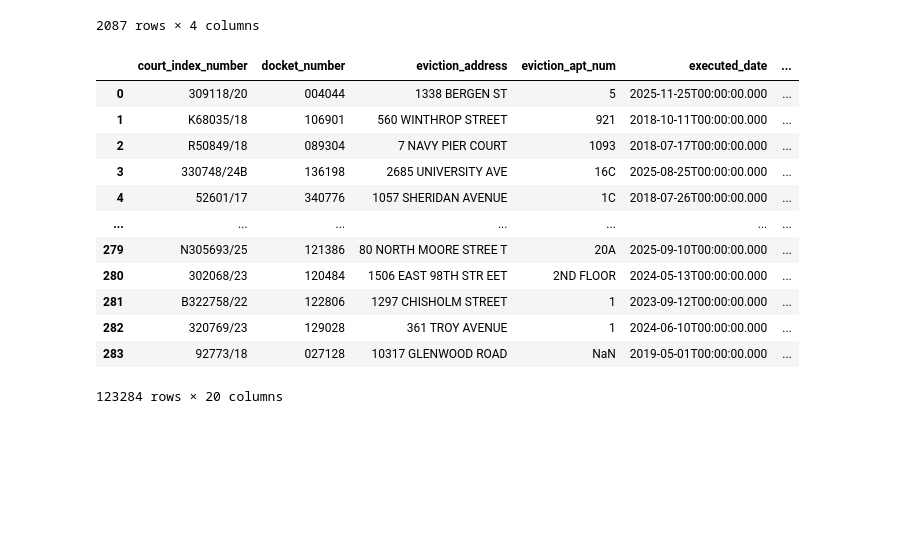
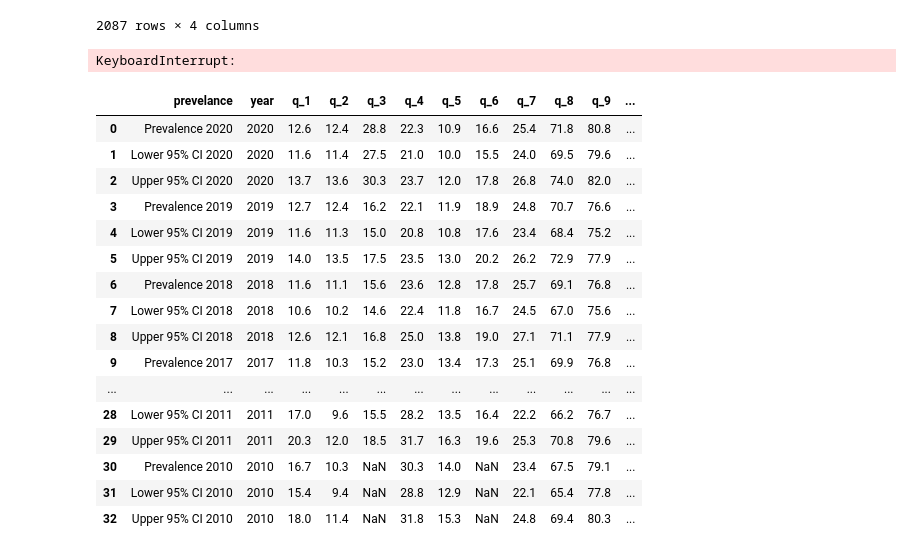
Before and after one commit to advanced-computing/bouncy-banana, a Jupyter notebook: Project.ipynb, the cells around one changed output. Cells and saved outputs as stored; diff of their text form; code cells hidden in the pictures; blank space fills up the shorter version.

Commit message:
added health data

```diff
--- a/Project.ipynb
+++ b/Project.ipynb
@@ -40,16 +40,16 @@ fred_initial_df
 | 2086 | 2026-02-14 | 2026-02-14 | 2026-02-07 | 24382 |
 2087 rows × 4 columns
 # %%
-# Continued unemployment data
+# Data for continued unemployment filings after the initial filing
 
 params = {
     "series_id": "NYCCLAIMS",
     "api_key": key,
     "file_type": "json",
-    "frequency": "w"
-    #observation_start: (when we want to change the start time)
+    "frequency": "w",
+    # observation_start: (when we want to change the start time)
 }
-fred_continued_response = requests.get(url, params = params)
+fred_continued_response = requests.get(url, params=params)
 fred_continued_data = fred_continued_response.json()
 # %%
 # Creating Continued Fred Dataframe
@@ -71,7 +71,7 @@ fred_continued_df
 | 2086 | 2026-02-14 | 2026-02-14 | 2026-01-31 | 215884.0 |
 2087 rows × 4 columns
 # %%
-#Second Dataset
+# Import NYC Eviction dataset from NYC Open Data via json
 
 # https://data.cityofnewyork.us/City-Government/Evictions/6z8x-wfk4/about_data
 eviction_data = pd.DataFrame()
@@ -81,28 +81,18 @@ offset = 0
 loop = True
 while loop == True:
     params = {"$limit": limit, "$offset": offset}
-    r = requests.get(url, params = params)
-    data =r.json()
+    r = requests.get(url, params=params)
+    data = r.json()
     clean_pop = pd.json_normalize(data)
-    eviction_data = pd.concat([eviction_data,clean_pop])
+    eviction_data = pd.concat([eviction_data, clean_pop])
 
     if len(data) < limit:
         loop = False
 
     offset += limit
 
+# View eviction data
+
 eviction_data
 # %% [output]
-|  | court_index_number | docket_number | eviction_address | eviction_apt_num | executed_date | ... |
-| 0 | 309118/20 | 004044 | 1338 BERGEN ST | 5 | 2025-11-25T00:00:00.000 | ... |
-| 1 | K68035/18 | 106901 | 560 WINTHROP STREET | 921 | 2018-10-11T00:00:00.000 | ... |
-| 2 | R50849/18 | 089304 | 7 NAVY PIER COURT | 1093 | 2018-07-17T00:00:00.000 | ... |
-| 3 | 330748/24B | 136198 | 2685 UNIVERSITY AVE | 16C | 2025-08-25T00:00:00.000 | ... |
-| 4 | 52601/17 | 340776 | 1057 SHERIDAN AVENUE | 1C | 2018-07-26T00:00:00.000 | ... |
-| ... | ... | ... | ... | ... | ... | ... |
-| 279 | N305693/25 | 121386 | 80 NORTH MOORE STREE T | 20A | 2025-09-10T00:00:00.000 | ... |
-| 280 | 302068/23 | 120484 | 1506 EAST 98TH STR EET | 2ND FLOOR | 2024-05-13T00:00:00.000 | ... |
-| 281 | B322758/22 | 122806 | 1297 CHISHOLM STREET | 1 | 2023-09-12T00:00:00.000 | ... |
-| 282 | 320769/23 | 129028 | 361 TROY AVENUE | 1 | 2024-06-10T00:00:00.000 | ... |
-| 283 | 92773/18 | 027128 | 10317 GLENWOOD ROAD | NaN | 2019-05-01T00:00:00.000 | ... |
-123284 rows × 20 columns
+KeyboardInterrupt:
@@ -111,0 +99,42 @@ eviction_data
+# %%
+# Import NYC Eviction dataset from NYC Open Data via json
+
+# https://data.cityofnewyork.us/City-Government/Evictions/6z8x-wfk4/about_data
+health_data = pd.DataFrame()
+url = "https://data.cityofnewyork.us/resource/csut-3wpr.json"
+limit = 1000
+offset = 0
+loop = True
+while loop == True:
+    params = {"$limit": limit, "$offset": offset}
+    r = requests.get(url, params=params)
+    data = r.json()
+    clean_pop = pd.json_normalize(data)
+    health_data = pd.concat([health_data, clean_pop])
+
+    if len(data) < limit:
+        loop = False
+
+    offset += limit
+
+# View eviction data
+
+health_data
+# %% [output]
+|  | prevelance | year | q_1 | q_2 | q_3 | q_4 | q_5 | q_6 | q_7 | q_8 | q_9 | ... |
+| 0 | Prevalence 2020 | 2020 | 12.6 | 12.4 | 28.8 | 22.3 | 10.9 | 16.6 | 25.4 | 71.8 | 80.8 | ... |
+| 1 | Lower 95% CI 2020 | 2020 | 11.6 | 11.4 | 27.5 | 21.0 | 10.0 | 15.5 | 24.0 | 69.5 | 79.6 | ... |
+| 2 | Upper 95% CI 2020 | 2020 | 13.7 | 13.6 | 30.3 | 23.7 | 12.0 | 17.8 | 26.8 | 74.0 | 82.0 | ... |
+| 3 | Prevalence 2019 | 2019 | 12.7 | 12.4 | 16.2 | 22.1 | 11.9 | 18.9 | 24.8 | 70.7 | 76.6 | ... |
+| 4 | Lower 95% CI 2019 | 2019 | 11.6 | 11.3 | 15.0 | 20.8 | 10.8 | 17.6 | 23.4 | 68.4 | 75.2 | ... |
+| 5 | Upper 95% CI 2019 | 2019 | 14.0 | 13.5 | 17.5 | 23.5 | 13.0 | 20.2 | 26.2 | 72.9 | 77.9 | ... |
+| 6 | Prevalence 2018 | 2018 | 11.6 | 11.1 | 15.6 | 23.6 | 12.8 | 17.8 | 25.7 | 69.1 | 76.8 | ... |
+| 7 | Lower 95% CI 2018 | 2018 | 10.6 | 10.2 | 14.6 | 22.4 | 11.8 | 16.7 | 24.5 | 67.0 | 75.6 | ... |
+| 8 | Upper 95% CI 2018 | 2018 | 12.6 | 12.1 | 16.8 | 25.0 | 13.8 | 19.0 | 27.1 | 71.1 | 77.9 | ... |
+| 9 | Prevalence 2017 | 2017 | 11.8 | 10.3 | 15.2 | 23.0 | 13.4 | 17.3 | 25.1 | 69.9 | 76.8 | ... |
+| ... | ... | ... | ... | ... | ... | ... | ... | ... | ... | ... | ... | ... |
+| 28 | Lower 95% CI 2011 | 2011 | 17.0 | 9.6 | 15.5 | 28.2 | 13.5 | 16.4 | 22.2 | 66.2 | 76.7 | ... |
+| 29 | Upper 95% CI 2011 | 2011 | 20.3 | 12.0 | 18.5 | 31.7 | 16.3 | 19.6 | 25.3 | 70.8 | 79.6 | ... |
+| 30 | Prevalence 2010 | 2010 | 16.7 | 10.3 | NaN | 30.3 | 14.0 | NaN | 23.4 | 67.5 | 79.1 | ... |
+| 31 | Lower 95% CI 2010 | 2010 | 15.4 | 9.4 | NaN | 28.8 | 12.9 | NaN | 22.1 | 65.4 | 77.8 | ... |
+| 32 | Upper 95% CI 2010 | 2010 | 18.0 | 11.4 | NaN | 31.8 | 15.3 | NaN | 24.8 | 69.4 | 80.3 | ... |
```
Also changed, not shown: parts of 4 cells of this notebook.
